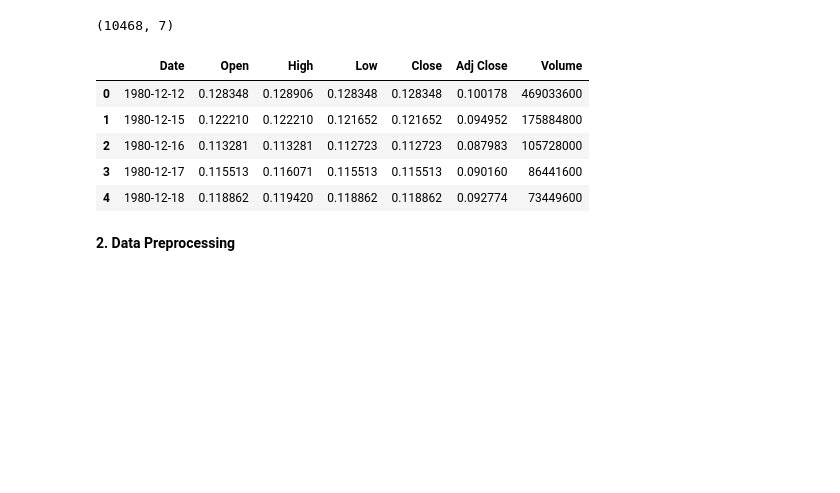
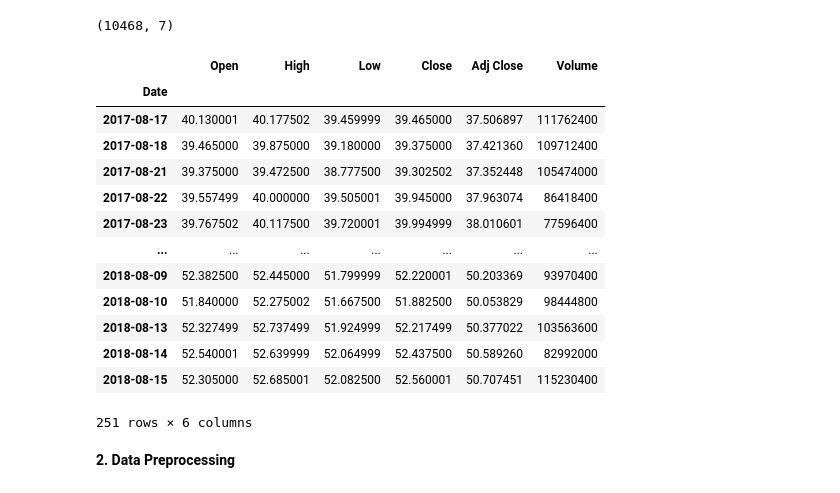
Before and after one commit to harishmaharshi30/walgreens-lstm-forecast, a Jupyter notebook: Multivariate Time Series Forecasting Using LSTM.ipynb, the cells around one changed output. Saved outputs shown, nothing was run; the diff lists cells and outputs as text; code cells hidden in the pictures; blank space fills up the shorter version.

```diff
--- a/Multivariate Time Series Forecasting Using LSTM.ipynb
+++ b/Multivariate Time Series Forecasting Using LSTM.ipynb
@@ -21,14 +21,22 @@ df.shape
 # %% [output]
 (10468, 7)
 # %%
-df.head()
+df.tail(251)
 # %% [output]
-|  | Date | Open | High | Low | Close | Adj Close | Volume |
-| 0 | 1980-12-12 | 0.128348 | 0.128906 | 0.128348 | 0.128348 | 0.100178 | 469033600 |
-| 1 | 1980-12-15 | 0.122210 | 0.122210 | 0.121652 | 0.121652 | 0.094952 | 175884800 |
-| 2 | 1980-12-16 | 0.113281 | 0.113281 | 0.112723 | 0.112723 | 0.087983 | 105728000 |
-| 3 | 1980-12-17 | 0.115513 | 0.116071 | 0.115513 | 0.115513 | 0.090160 | 86441600 |
-| 4 | 1980-12-18 | 0.118862 | 0.119420 | 0.118862 | 0.118862 | 0.092774 | 73449600 |
+|  | Open | High | Low | Close | Adj Close | Volume |
+| Date |  |  |  |  |  |  |
+| 2017-08-17 | 40.130001 | 40.177502 | 39.459999 | 39.465000 | 37.506897 | 111762400 |
+| 2017-08-18 | 39.465000 | 39.875000 | 39.180000 | 39.375000 | 37.421360 | 109712400 |
+| 2017-08-21 | 39.375000 | 39.472500 | 38.777500 | 39.302502 | 37.352448 | 105474000 |
+| 2017-08-22 | 39.557499 | 40.000000 | 39.505001 | 39.945000 | 37.963074 | 86418400 |
+| 2017-08-23 | 39.767502 | 40.117500 | 39.720001 | 39.994999 | 38.010601 | 77596400 |
+| ... | ... | ... | ... | ... | ... | ... |
+| 2018-08-09 | 52.382500 | 52.445000 | 51.799999 | 52.220001 | 50.203369 | 93970400 |
+| 2018-08-10 | 51.840000 | 52.275002 | 51.667500 | 51.882500 | 50.053829 | 98444800 |
+| 2018-08-13 | 52.327499 | 52.737499 | 51.924999 | 52.217499 | 50.377022 | 103563600 |
+| 2018-08-14 | 52.540001 | 52.639999 | 52.064999 | 52.437500 | 50.589260 | 82992000 |
+| 2018-08-15 | 52.305000 | 52.685001 | 52.082500 | 52.560001 | 50.707451 | 115230400 |
+251 rows × 6 columns
 # %% [markdown]
 **2. Data Preprocessing**
 # %%
```
Also changed, not shown: parts of 14 cells of this notebook.
